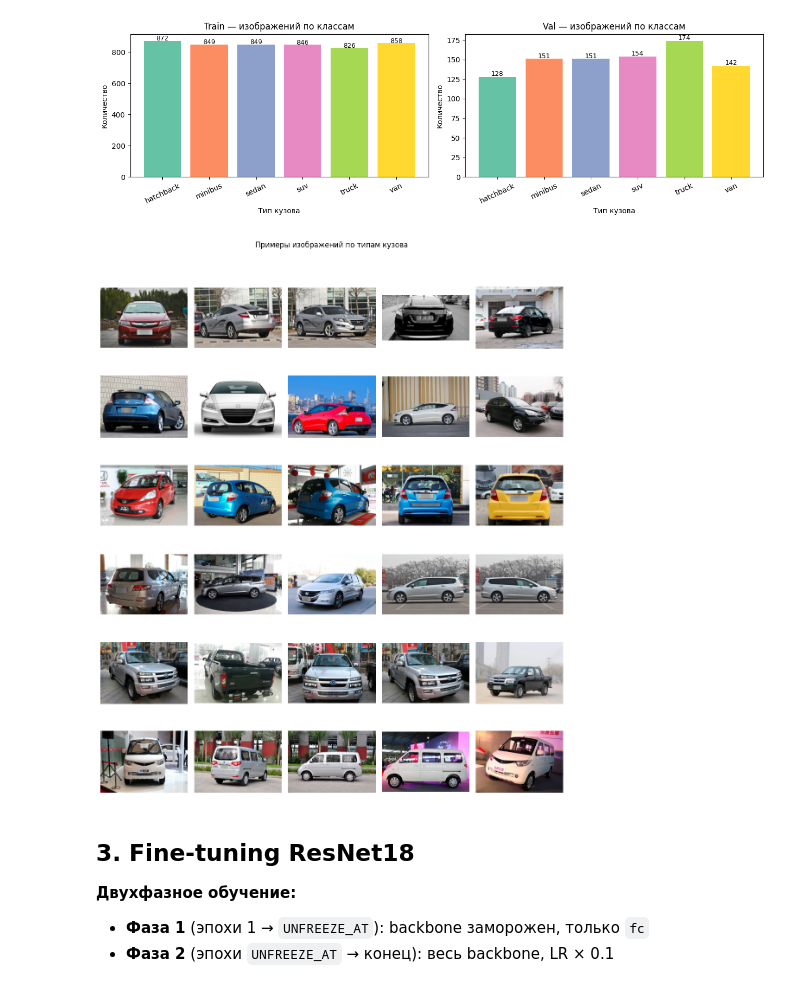
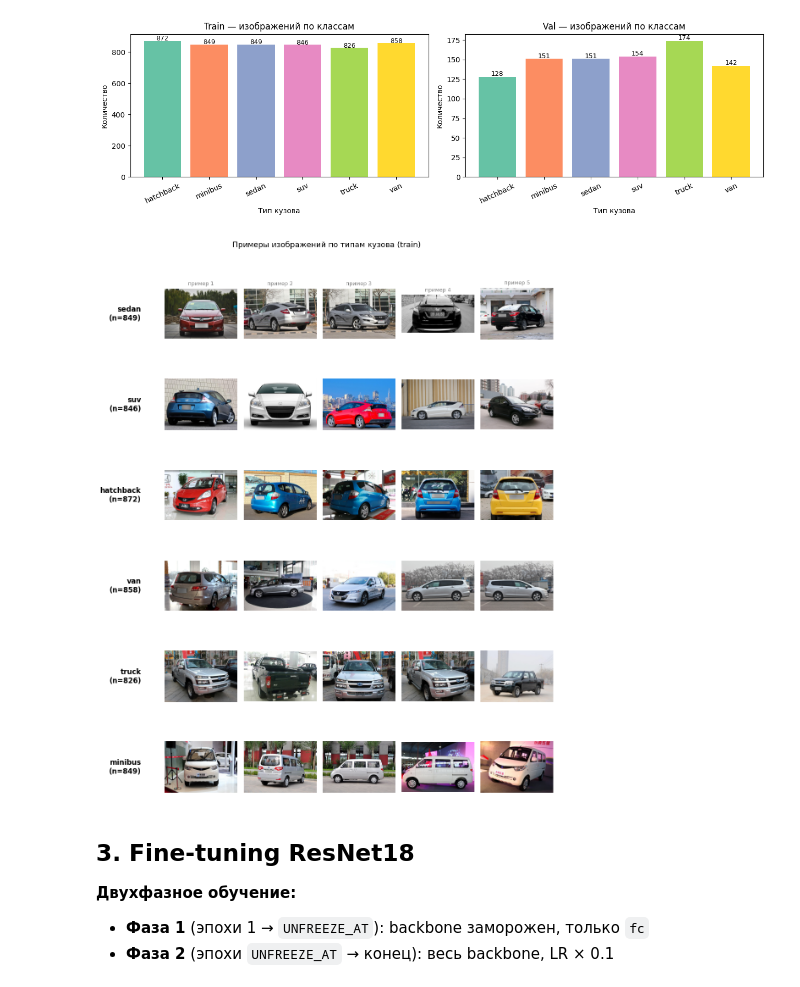
Before and after one commit to igotsummeronmymind/diploma, a Jupyter notebook: googlecollab runs/03_body_classifier_runned.ipynb, the cells around one changed output. Cells and saved outputs as stored; diff of their text form; code cells hidden in the pictures.

```diff
--- a/googlecollab runs/03_body_classifier_runned.ipynb
+++ b/googlecollab runs/03_body_classifier_runned.ipynb
@@ -316,23 +316,30 @@ plt.show()
 # %% [output]
 [figure]
 # %%
-# ── Примеры изображений ───────────────────────────────────────────────────────
+# ── Примеры изображений по типам кузова (с подписями классов) ──────────────────
 n_show = 5
 fig, axes = plt.subplots(len(BODY_LABELS), n_show,
-                          figsize=(n_show*2.2, len(BODY_LABELS)*2.2))
+                         figsize=(n_show * 2.2, len(BODY_LABELS) * 2.3))
 for row, label in enumerate(BODY_LABELS):
-    imgs = sorted((DATA_DIR / 'train' / label).glob('*.jpg'))[:n_show]
-    for col, p in enumerate(imgs):
-        axes[row][col].imshow(Image.open(p)); axes[row][col].axis('off')
-        if col == 0:
-            axes[row][col].set_ylabel(label, fontsize=10, rotation=0,
-                                       labelpad=55, va='center')
-    for col in range(len(imgs), n_show): axes[row][col].axis('off')
-plt.suptitle('Примеры изображений по типам кузова', fontsize=12, y=1.01)
+    files = sorted((DATA_DIR / 'train' / label).glob('*.jpg'))
+    imgs  = files[:n_show]
+    for col in range(n_show):
+        ax = axes[row][col]
+        ax.set_xticks([]); ax.set_yticks([])              # прячем тики, но ОСЬ оставляем — иначе ylabel исчезает
+        for sp in ax.spines.values():
+            sp.set_visible(False)
+        if col < len(imgs):
+            ax.imshow(Image.open(imgs[col]))
+        if col == 0:                                       # подпись класса слева от строки
+            ax.set_ylabel(f'{label}\n(n={len(files)})', fontsize=12, fontweight='bold',
+                          rotation=0, ha='right', va='center', labelpad=40)
+        if row == 0:                                       # нумерация примеров сверху
+            ax.set_title(f'пример {col + 1}', fontsize=9, color='gray')
+plt.suptitle('Примеры изображений по типам кузова (train)', fontsize=13, y=1.00)
 plt.tight_layout()
 plt.savefig(str(OUTPUT_DIR / 'eda_samples.png'), dpi=120, bbox_inches='tight'); plt.show()
 # %% [output]
-[figure, old version]
+[figure, new version]
 # %% [markdown]
 ## 3. Fine-tuning ResNet18
 
```
Also changed, not shown: parts of 11 cells of this notebook, 12 other files.
